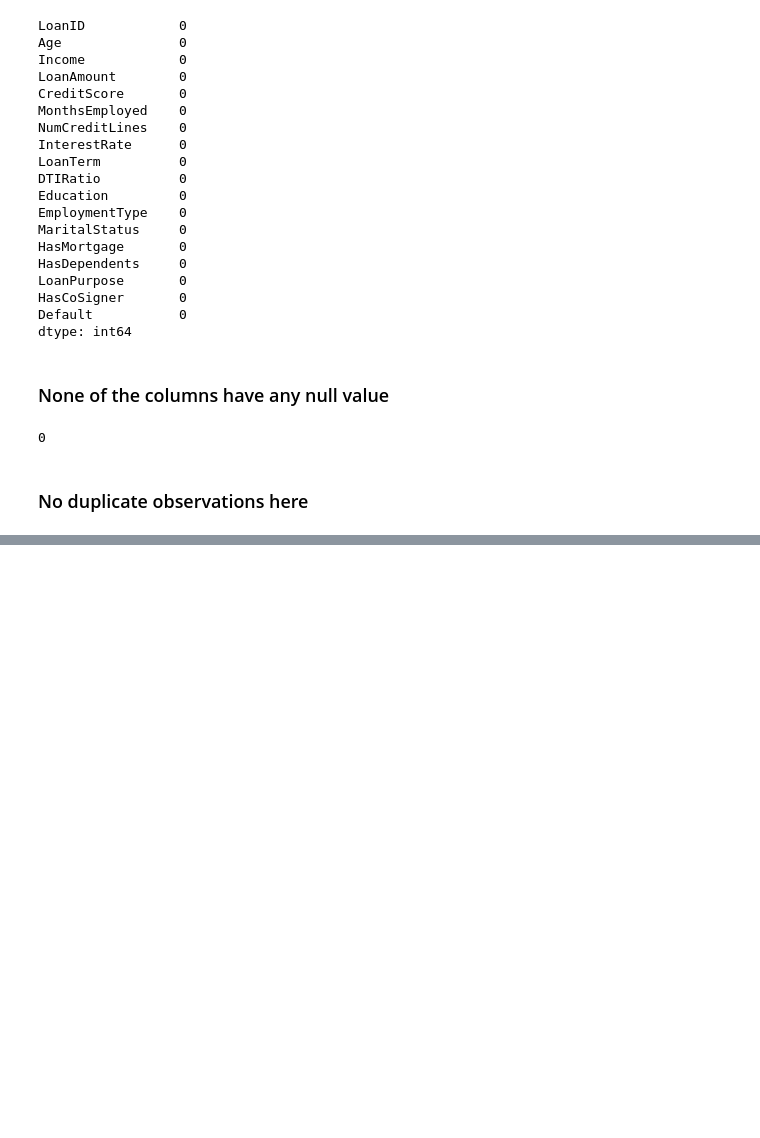
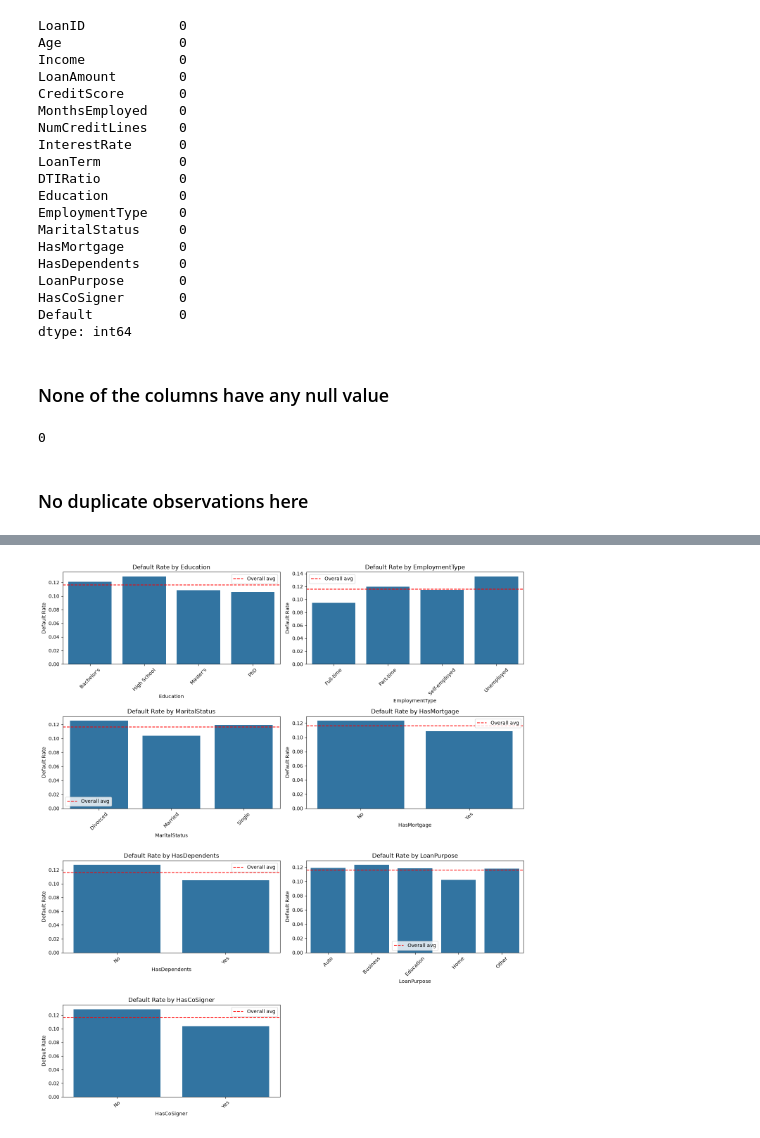
Before and after one commit to harshit87612/loan-default-prediction, a Jupyter notebook: notebooks/01_eda.ipynb, the cells around one changed output, grey strips where cells are left out. Saved outputs shown, nothing was run; the diff lists cells and outputs as text; code cells hidden in the pictures; blank space fills up the shorter version.

```diff
--- a/notebooks/01_eda.ipynb
+++ b/notebooks/01_eda.ipynb
@@ -178,0 +218,22 @@ print(df.duplicated().sum())
+# %%
+fig, axes = plt.subplots(4, 2, figsize=(14, 16))
+axes = axes.flatten()
+
+for i, col in enumerate(categorical_cols):
+    default_rate = df.groupby(col)['Default'].mean().reset_index()
+    default_rate.columns = [col, 'DefaultRate']
+    sns.barplot(x=col, y='DefaultRate', data=default_rate, ax=axes[i])
+    axes[i].set_title(f'Default Rate by {col}')
+    axes[i].set_ylabel('Default Rate')
+    axes[i].tick_params(axis='x', rotation=45)
+    axes[i].axhline(y=df['Default'].mean(), color='red',
+                    linestyle='--', label='Overall avg')
+    axes[i].legend()
+
+for j in range(len(categorical_cols), len(axes)):
+    fig.delaxes(axes[j])
+
+plt.tight_layout()
+plt.show()
+# %% [output]
+[figure, added]
```
Also changed, not shown: parts of 12 cells of this notebook.
